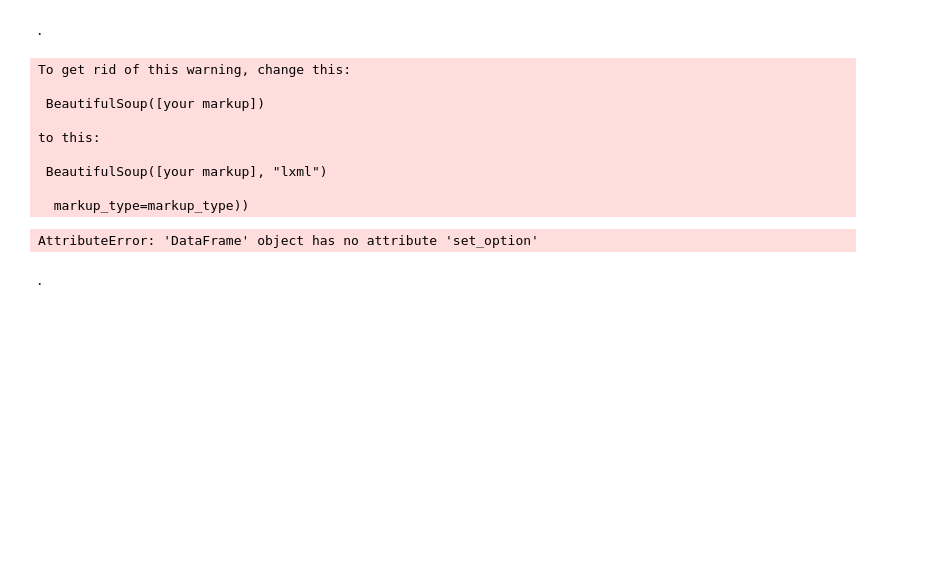
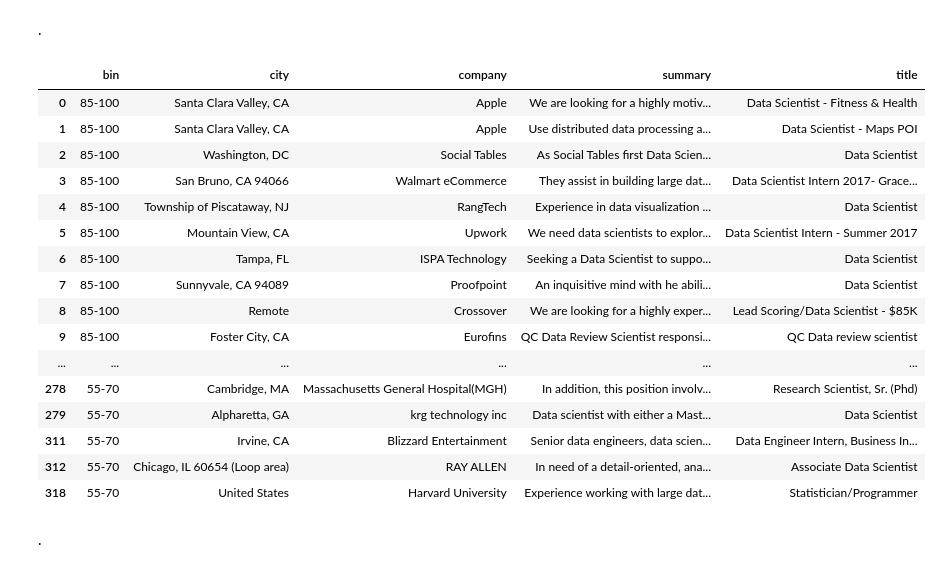
Before and after one commit to epkuznetsova/indeed, a Jupyter notebook: Project 4.ipynb, the cells around one changed output. Cells and saved outputs as stored; diff of their text form; code cells hidden in the pictures; blank space fills up the shorter version.

```diff
--- a/Project 4.ipynb
+++ b/Project 4.ipynb
@@ -181,7 +184,7 @@ max_results_per_city = 5000 # Set this to a high-value (5000) to generate more r
 
 rows = []
 for salary in set([ '55-70', '70-85', '85-100', '100-115']):
-    for start in range(1,1000):
+    for start in range(1,10):
         r = requests.get(url_template.format(salary, start))
         soup = BeautifulSoup(r.content)
         results = soup.findAll('div', { "class" : "result" })
@@ -195,14 +198,4 @@ for salary in set([ '55-70', '70-85', '85-100', '100-115']):
                 row['bin'] = salary
             #row['salary'] = get_salary_from_result(result)
                 rows.append(row)
-# %% [output]
-To get rid of this warning, change this:
-
- BeautifulSoup([your markup])
-
-to this:
-
- BeautifulSoup([your markup], "lxml")
-
-  markup_type=markup_type))
 # %%
@@ -210,10 +203,26 @@ result.to_csv('./indeed_companies.csv', encoding='utf-8')
 # %%
+pd.set_option('max_colwidth',500)
 result = pd.DataFrame.from_records(rows)
 #result.set_option('max_colwidth',500) # create a new data frame
 result.drop_duplicates(subset = "summary")
-result
 # %% [output]
-AttributeError: 'DataFrame' object has no attribute 'set_option'
+|  | bin | city | company | summary | title |
+| 0 | 85-100 | Santa Clara Valley, CA | Apple | We are looking for a highly motiv... | Data Scientist - Fitness & Health |
+| 1 | 85-100 | Santa Clara Valley, CA | Apple | Use distributed data processing a... | Data Scientist - Maps POI |
+| 2 | 85-100 | Washington, DC | Social Tables | As Social Tables first Data Scien... | Data Scientist |
+| 3 | 85-100 | San Bruno, CA 94066 | Walmart eCommerce | They assist in building large dat... | Data Scientist Intern 2017- Grace... |
+| 4 | 85-100 | Township of Piscataway, NJ | RangTech | Experience in data visualization ... | Data Scientist |
+| 5 | 85-100 | Mountain View, CA | Upwork | We need data scientists to explor... | Data Scientist Intern - Summer 2017 |
+| 6 | 85-100 | Tampa, FL | ISPA Technology | Seeking a Data Scientist to suppo... | Data Scientist |
+| 7 | 85-100 | Sunnyvale, CA 94089 | Proofpoint | An inquisitive mind with he abili... | Data Scientist |
+| 8 | 85-100 | Remote | Crossover | We are looking for a highly exper... | Lead Scoring/Data Scientist - $85K |
+| 9 | 85-100 | Foster City, CA | Eurofins | QC Data Review Scientist responsi... | QC Data review scientist |
+| ... | ... | ... | ... | ... | ... |
+| 278 | 55-70 | Cambridge, MA | Massachusetts General Hospital(MGH) | In addition, this position involv... | Research Scientist, Sr. (Phd) |
+| 279 | 55-70 | Alpharetta, GA | krg technology inc | Data scientist with either a Mast... | Data Scientist |
+| 311 | 55-70 | Irvine, CA | Blizzard Entertainment | Senior data engineers, data scien... | Data Engineer Intern, Business In... |
+| 312 | 55-70 | Chicago, IL 60654 (Loop area) | RAY ALLEN | In need of a detail-oriented, ana... | Associate Data Scientist |
+| 318 | 55-70 | United States | Harvard University | Experience working with large dat... | Statistician/Programmer |
 # %% [markdown]
 .
 # %%
```
Also changed, not shown: parts of 26 cells of this notebook.
